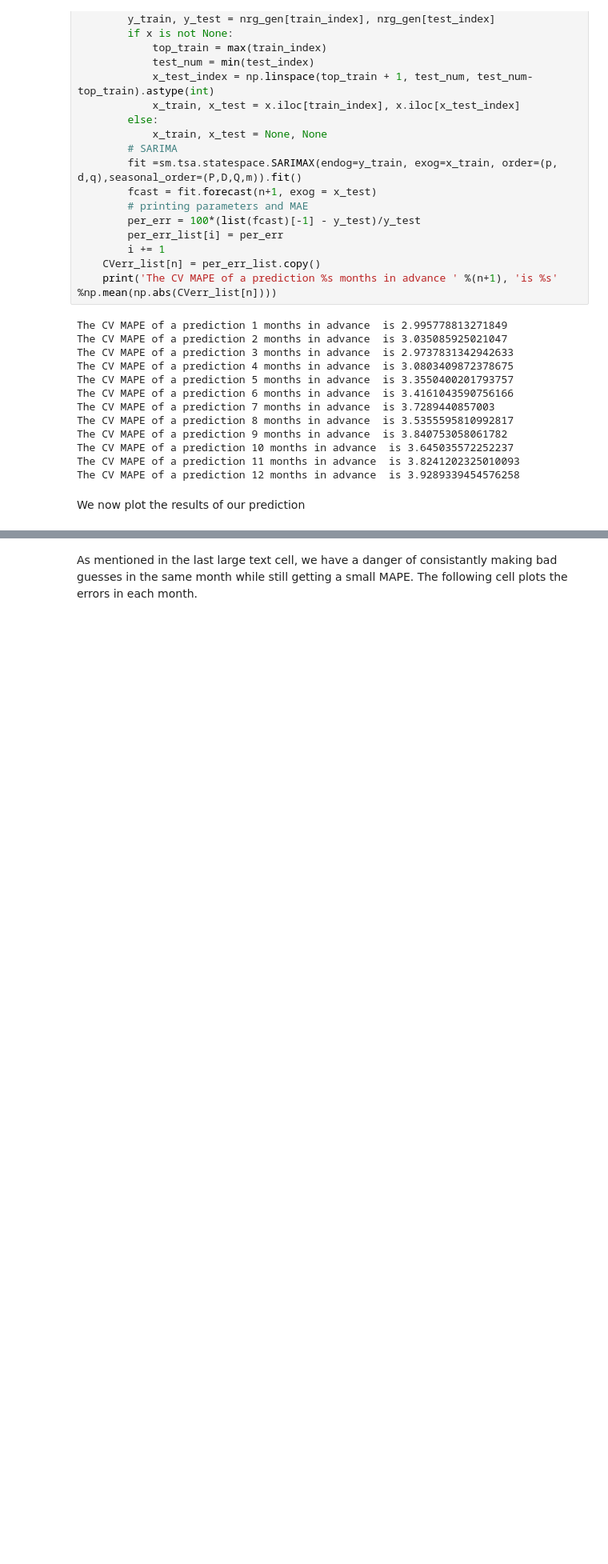
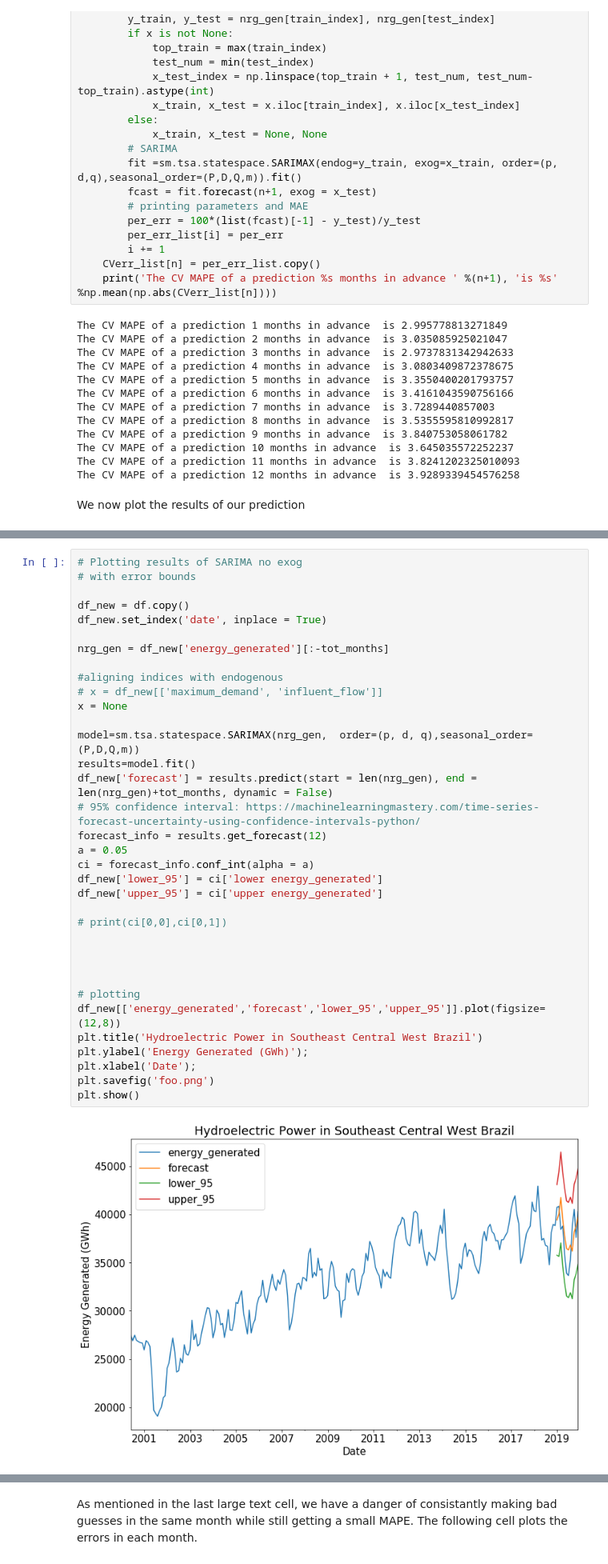
Before and after one commit to cameronthieme/IMAbootcamp2021, a Jupyter notebook: python_time_series/brazil_energy.ipynb, the cells around one changed output, grey strips where cells are left out. Shown at 80% size. Drawn from its saved outputs; the diff is of its cells as text; blank space fills up the shorter version.

```diff
--- a/python_time_series/brazil_energy.ipynb
+++ b/python_time_series/brazil_energy.ipynb
@@ -515,0 +590,37 @@ plt.show()
+# %%
+# Plotting results of SARIMA no exog
+# with error bounds
+
+df_new = df.copy()
+df_new.set_index('date', inplace = True)
+
+nrg_gen = df_new['energy_generated'][:-tot_months]
+
+#aligning indices with endogenous
+# x = df_new[['maximum_demand', 'influent_flow']]
+x = None
+
+model=sm.tsa.statespace.SARIMAX(nrg_gen,  order=(p, d, q),seasonal_order=(P,D,Q,m))
+results=model.fit()
+df_new['forecast'] = results.predict(start = len(nrg_gen), end = len(nrg_gen)+tot_months, dynamic = False)
+# 95% confidence interval: https://machinelearningmastery.com/time-series-forecast-uncertainty-using-confidence-intervals-python/
+forecast_info = results.get_forecast(12)
+a = 0.05
+ci = forecast_info.conf_int(alpha = a)
+df_new['lower_95'] = ci['lower energy_generated']
+df_new['upper_95'] = ci['upper energy_generated']
+
+# print(ci[0,0],ci[0,1])
+
+
+
+
+# plotting
+df_new[['energy_generated','forecast','lower_95','upper_95']].plot(figsize=(12,8))
+plt.title('Hydroelectric Power in Southeast Central West Brazil')
+plt.ylabel('Energy Generated (GWh)');
+plt.xlabel('Date');
+plt.savefig('foo.png')
+plt.show()
+# %% [output]
+[figure, added]
```
Also changed, not shown: parts of 19 cells of this notebook, 3 other files.
